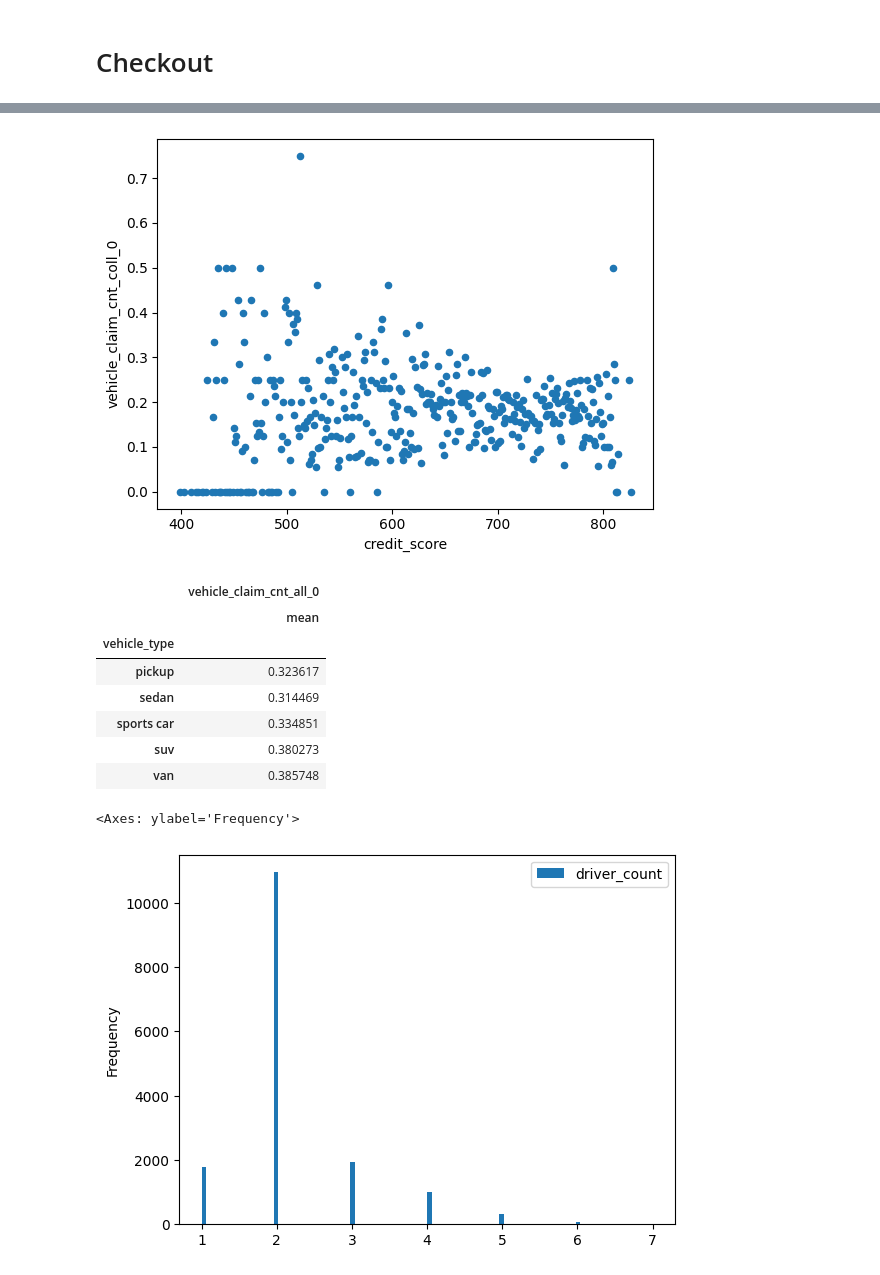
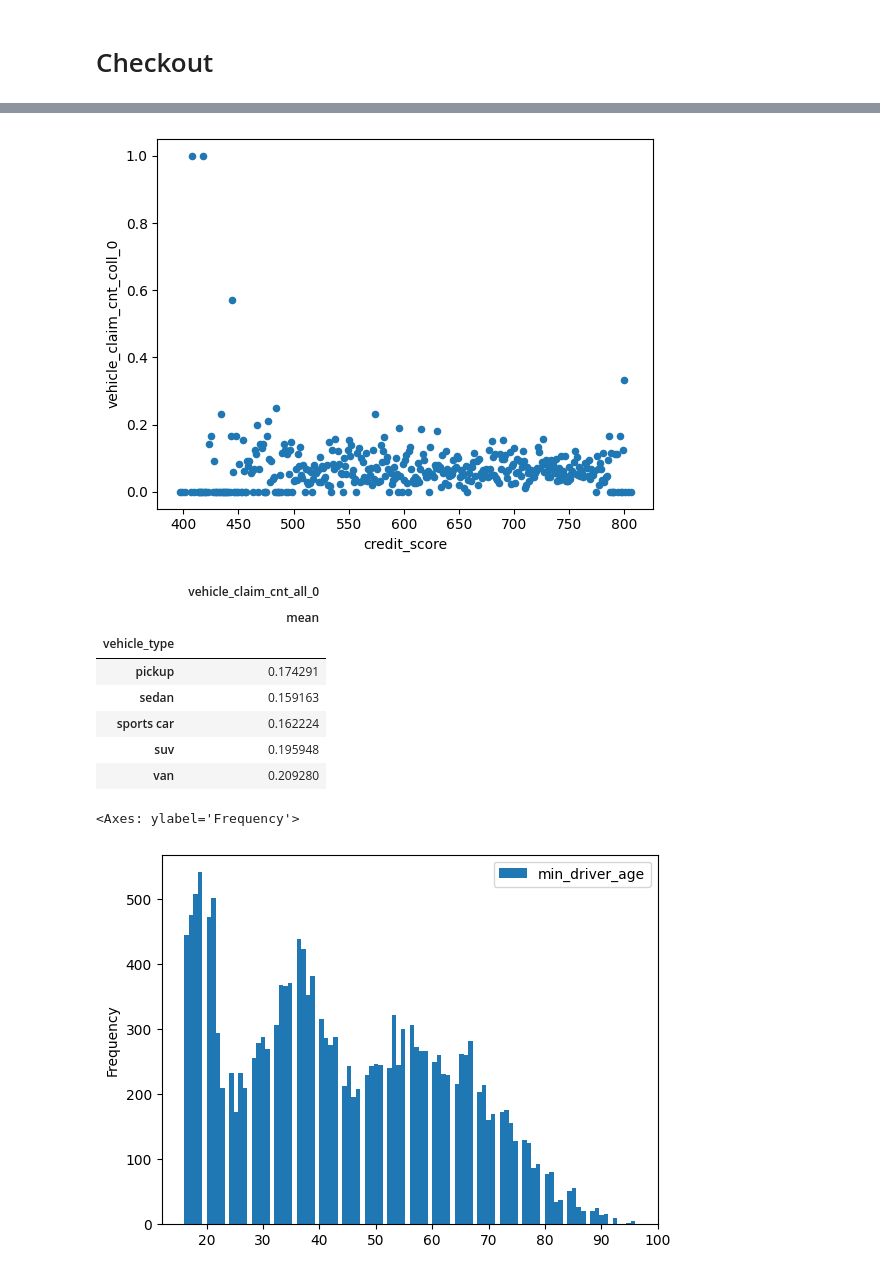
Before and after one commit to rosacker/msds_498_insurance_loss_modeling, a Jupyter notebook: synthetic_data_creation/Data_Creation.ipynb, the cells around one changed output, grey strips where cells are left out. Cells and saved outputs as stored; diff of their text form; code cells hidden in the pictures.

```diff
--- a/synthetic_data_creation/Data_Creation.ipynb
+++ b/synthetic_data_creation/Data_Creation.ipynb
@@ -36,7 +36,7 @@ pd.set_option('display.max_columns', None)
 #wandb.login()
 #run = wandb.init(entity = 'msds_498_claims_modeling', project = 'claims_modeling', group = 'data build', name = 'Sample data build')
 
-n = 1_000
+n = 10_000
 houses = [household() for i in range(n)]
 
 for x in houses:
@@ -85,7 +134,7 @@ df \
     .reset_index() \
     .plot.scatter(x = groupby_var, y = var);
 # %% [output]
-[figure, old version]
+[figure, new version]
 # %%
 var = 'vehicle_claim_cnt_all_0'
 groupby_var = 'vehicle_type'
@@ -98,16 +147,16 @@ df \
 |  | vehicle_claim_cnt_all_0 |
 |  | mean |
 | vehicle_type |  |
-| pickup | 0.323617 |
-| sedan | 0.314469 |
-| sports car | 0.334851 |
-| suv | 0.380273 |
-| van | 0.385748 |
+| pickup | 0.174291 |
+| sedan | 0.159163 |
+| sports car | 0.162224 |
+| suv | 0.195948 |
+| van | 0.209280 |
 # %%
-df[['driver_count']].plot.hist(bins = 100)
+df[['min_driver_age']].plot.hist(bins = 100)
 # %% [output]
 <Axes: ylabel='Frequency'>
-[figure, old version]
+[figure, new version]
 # %%
 result_df = pd.DataFrame([x.summary_with_debugging for x in houses if x.inforce])
 result_df[['min_driver_age']].plot.hist()
```
Also changed, not shown: parts of 18 cells of this notebook, 5 other files.
